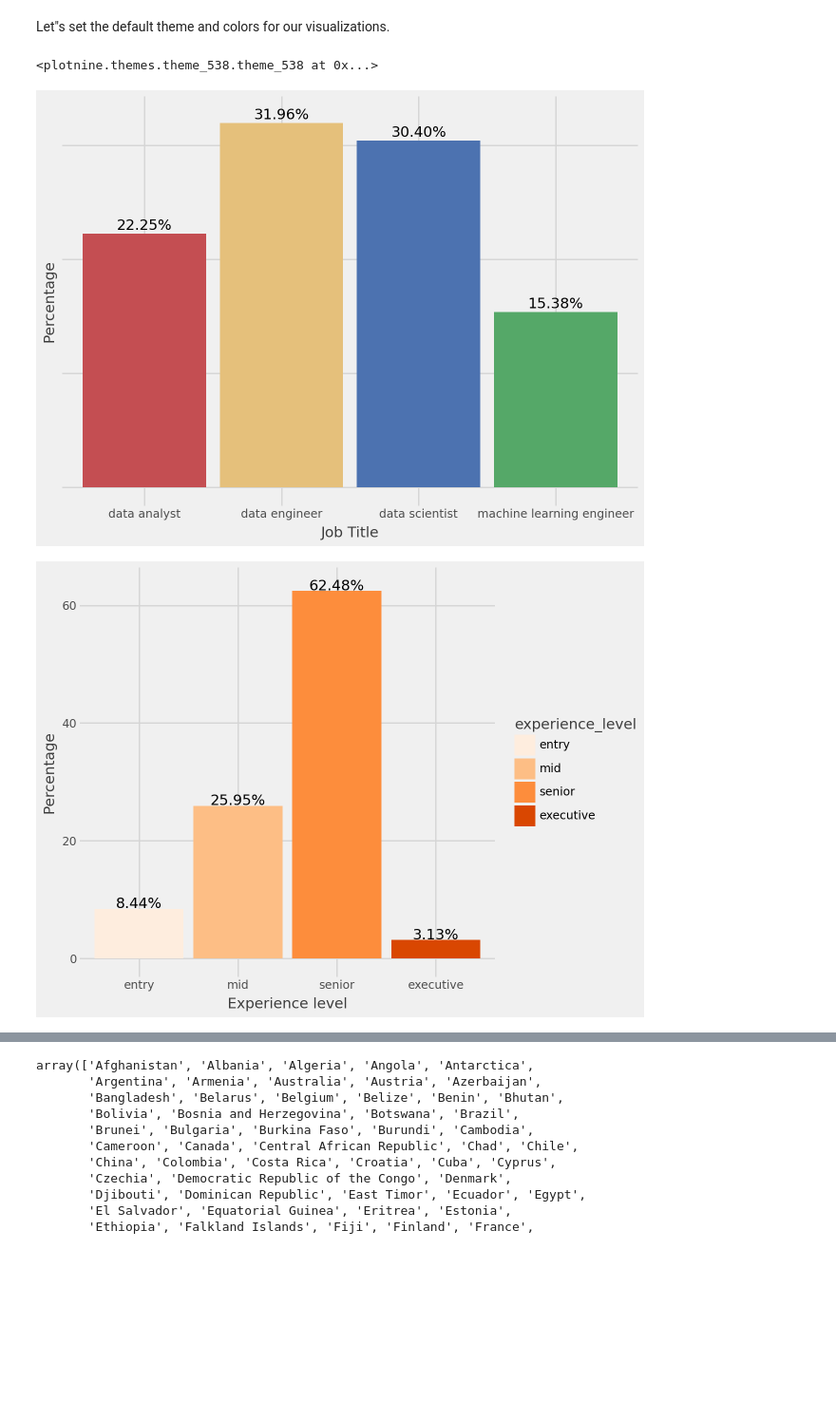
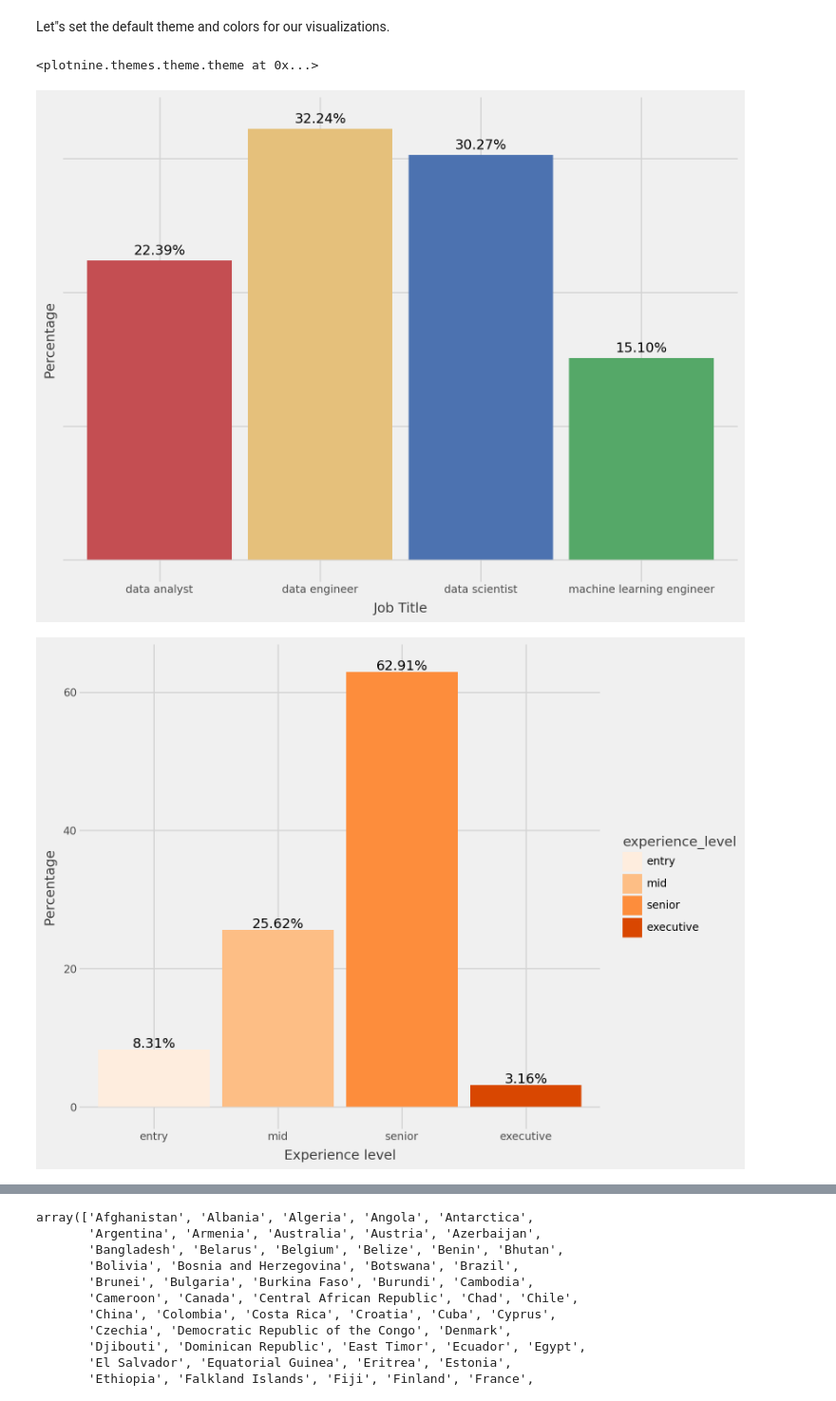
Before and after one commit to MarcoGennaro01/Data_Science_Jobs_-2020-2024-Data_Visualization, a Jupyter notebook: main.ipynb, the cells around one changed output, grey strips where cells are left out. Shown: that part at 95% size. Saved outputs shown, nothing was run; the diff lists cells and outputs as text; code cells hidden in the pictures; blank space fills up the shorter version.

```diff
--- a/main.ipynb
+++ b/main.ipynb
@@ -178,3 +178,10 @@ company_location        object
 company_size          category
 data_size             category
 dtype: object
+# %%
+counts = data['company_location'].value_counts()
+
+valid_countries = counts[counts >= 5].index
+
+data = data[data['company_location'].isin(valid_countries)]
+sum(data['company_location'].value_counts())
@@ -185,8 +194,9 @@ Let"s set the default theme and colors for our visualizations.
 # %%
 cols = {"data analyst":"#C44E52", "data engineer":"#E5C07B", "data scientist":"#4C72B0", "machine learning engineer":"#55A868"}
 theme_set(theme_538())
+theme(figure_size = (10,6))
 # %% [output]
-<plotnine.themes.theme_538.theme_538 at 0x...>
+<plotnine.themes.theme.theme at 0x...>
 # %%
 (
     ggplot(data, aes(x = "job_title"))
@@ -194,21 +204,21 @@ theme_set(theme_538())
     + scale_fill_manual(cols, guide = None)
     + geom_text(aes(y = after_stat("prop*100"), label = after_stat("prop*100"),group = 1),stat = "count", format_string = "{:.2f}%",nudge_y = 0.7)
     + labs(y = "Percentage", x = "Job Title")
-    + theme(axis_text_y=element_blank(),axis_ticks_y=element_blank())
+    + theme(axis_text_y=element_blank(),axis_ticks_y=element_blank(), figure_size = (8,6))
 )
 # %% [output]
-[figure, old version]
+[figure, new version]
 # %%
 (
     ggplot(data, aes(x="experience_level",fill = "experience_level"))
     + scale_fill_brewer(palette="Oranges")
     + geom_bar(aes(y = after_stat("count / sum(count)*100")))
-    + theme(axis_ticks_x=element_blank())
+    + theme(axis_ticks_x=element_blank(), figure_size=(8,6))
     + labs(y="Percentage", x = "Experience level")
     + geom_text(aes(y = after_stat("prop * 100"), label = after_stat("prop *100"),group = 1), stat = "count", format_string = "{:.2f}%", nudge_y = 0.8)
 )
 # %% [output]
-[figure, old version]
+[figure, new version]
 # %%
 (
     ggplot(data, aes(x = "company_size", fill = "company_size"))
```
Also changed, not shown: parts of 10 cells of this notebook.
